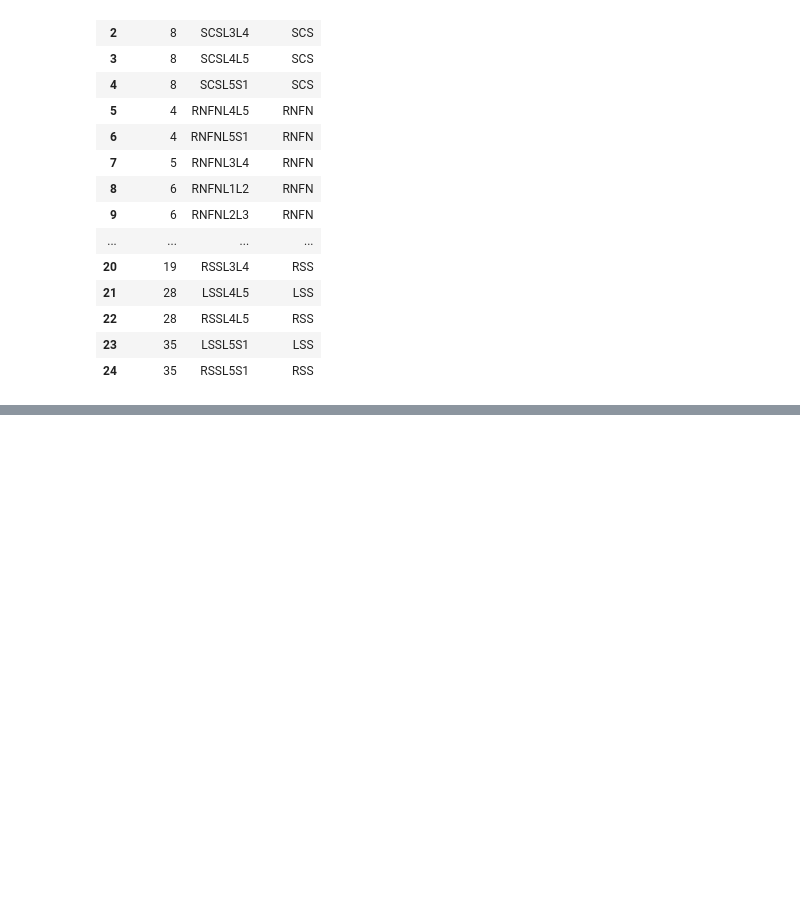
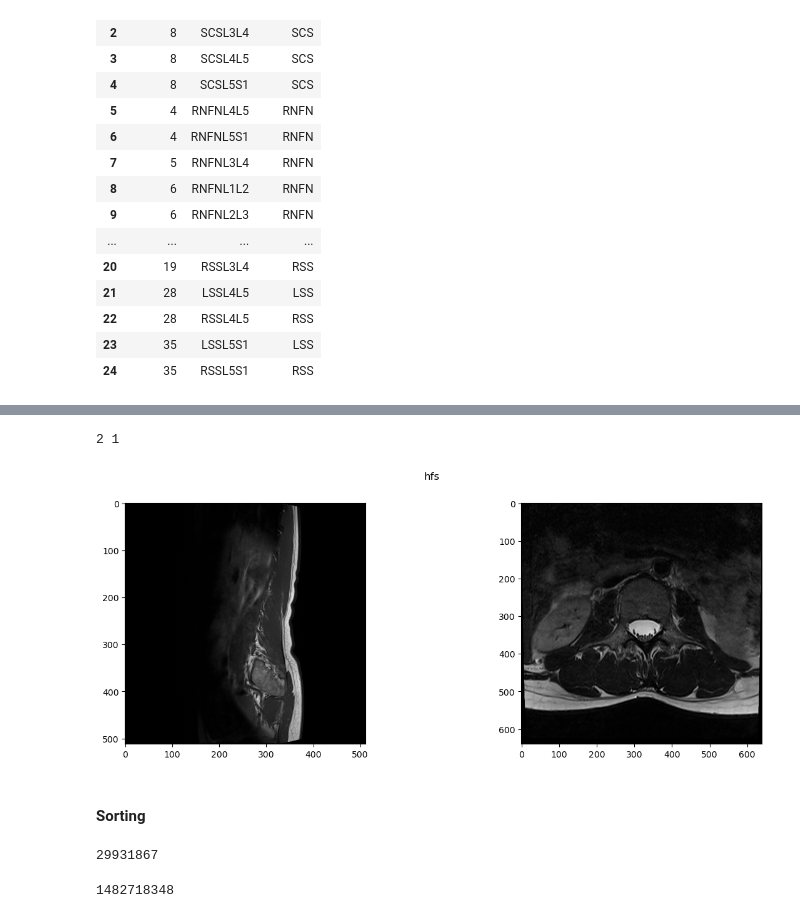
Before and after one commit to rosulucian/deep_learning_playground, a Jupyter notebook: kaggle/RSNA/EDA.ipynb, the cells around one changed output, grey strips where cells are left out. Cells and saved outputs as stored; diff of their text form; code cells hidden in the pictures; blank space fills up the shorter version.

```diff
--- a/kaggle/RSNA/EDA.ipynb
+++ b/kaggle/RSNA/EDA.ipynb
@@ -285,0 +441,20 @@ train_df[(train_df['study_id'] == patient & train_df[])]
+# %%
+files = get_dcoms(hfs)
+plot_dcom(files, title='hfs')
+# %% [output]
+2 1
+[figure, added]
+# %% [markdown]
+#### Sorting
+# %%
+study_id = files_df.sample(1).study_id.values[0]
+
+study_id
+# %% [output]
+29931867
+# %%
+series_id = files_df[files_df['study_id'] == study_id].sample(1).series_id.values[0]
+
+series_id
+# %% [output]
+1482718348
```
Also changed, not shown: parts of 34 cells of this notebook, 1 other file.
